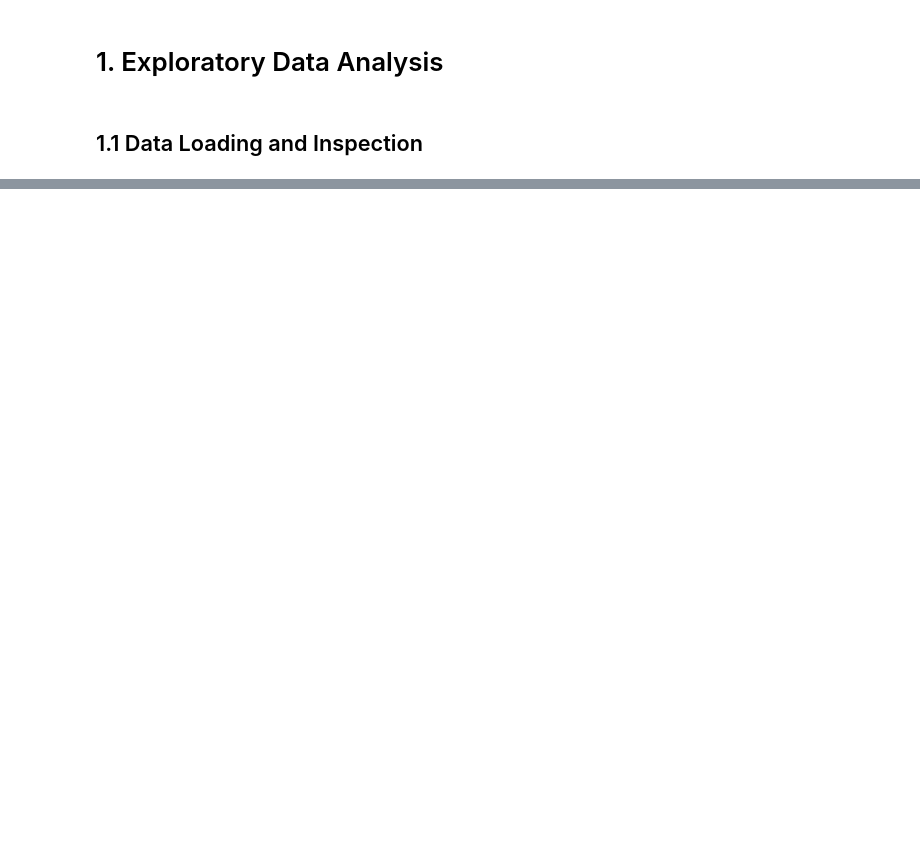
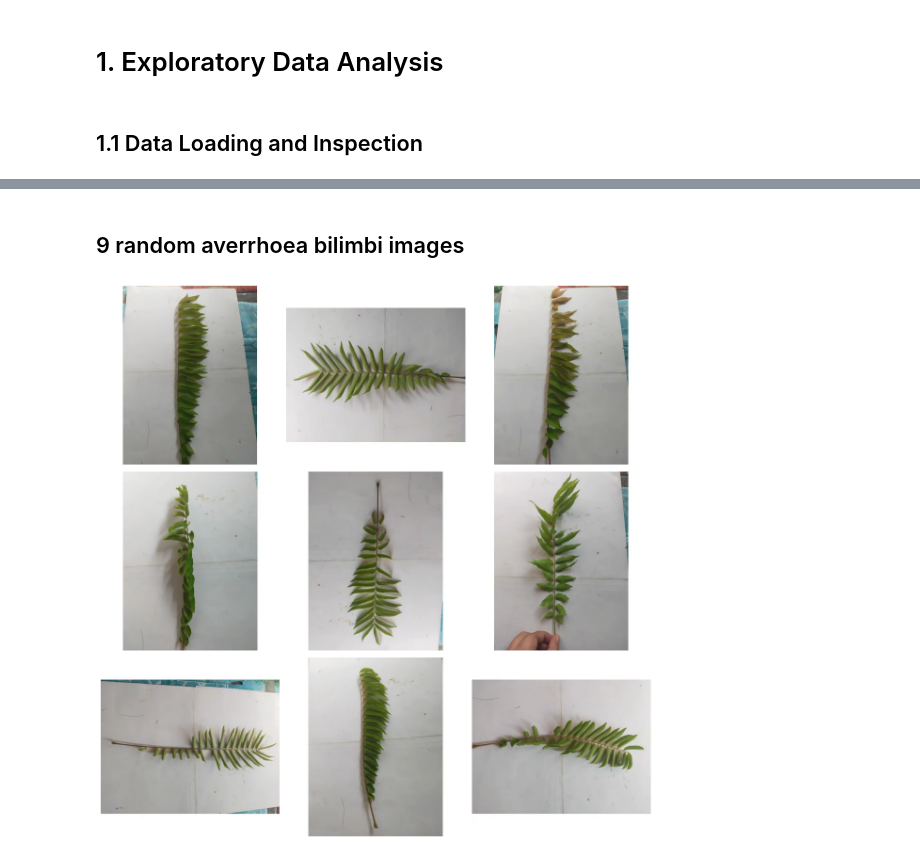
Before and after one commit to mkmksto/ai221_final_project, a Jupyter notebook: notebooks/quinto_test_1.ipynb, the cells around one changed output, grey strips where cells are left out. Cells and saved outputs as stored; diff of their text form; code cells hidden in the pictures; blank space fills up the shorter version.

```diff
--- a/notebooks/quinto_test_1.ipynb
+++ b/notebooks/quinto_test_1.ipynb
@@ -57,0 +97,22 @@ Hello World from `src/utils_nn.py`
+# %% [markdown]
+## 9 random averrhoea bilimbi images
+# %%
+averrhoea_bilimbi_files = list(AVERRHOEA_BILIMBI_PROCESSED_FOLDER.glob("*.webp"))
+
+# Create a 3x3 grid of subplots
+fig, axes = plt.subplots(3, 3, figsize=(12, 12))
+
+# Randomly sample 9 images
+random_images = random.sample(averrhoea_bilimbi_files, 9)
+
+# Plot each image
+for idx, ax in enumerate(axes.flat):
+    img = plt.imread(random_images[idx])
+    ax.imshow(img)
+    ax.axis("off")
+
+# Adjust layout and display
+plt.tight_layout()
+plt.show()
+# %% [output]
+[figure, added]
```
Also changed, not shown: parts of 9 cells of this notebook, 3 other files.
